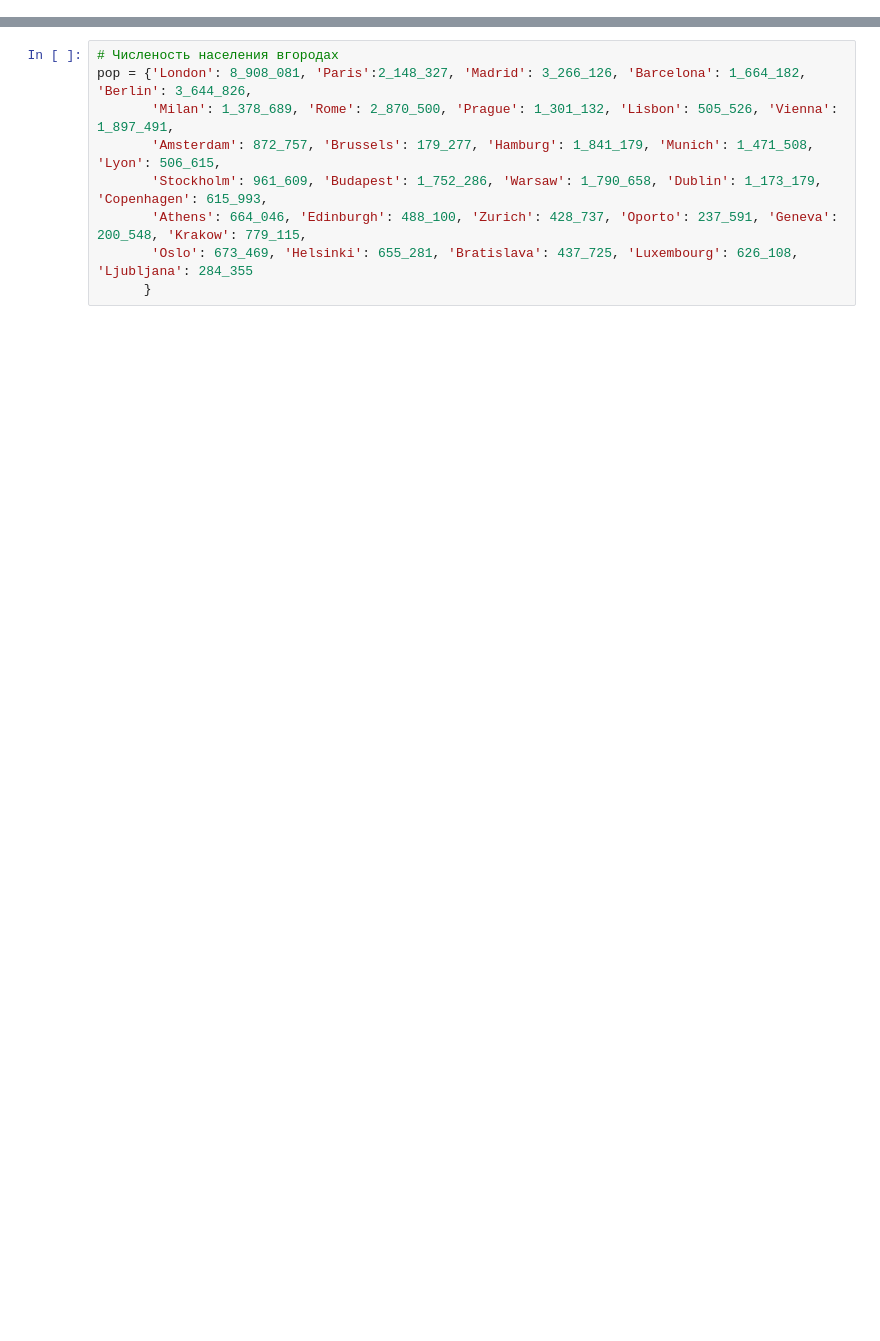
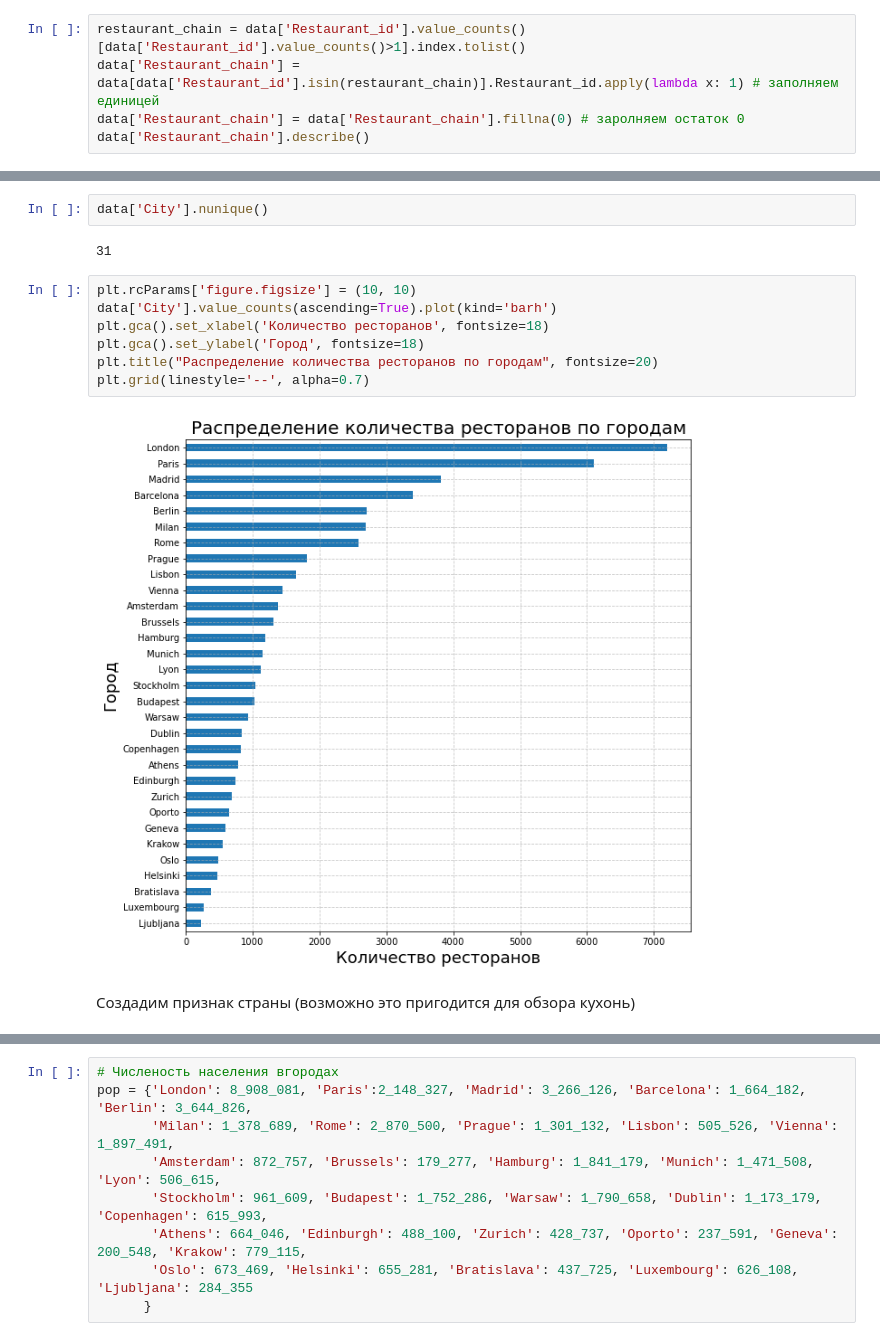
Before and after one commit to BasilPDS/CoursSF_L, a Jupyter notebook: module_3/module_3.ipynb, the cells around one changed output, grey strips where cells are left out. Drawn from its saved outputs; the diff is of its cells as text; blank space fills up the shorter version.

```diff
--- a/module_3/module_3.ipynb
+++ b/module_3/module_3.ipynb
@@ -267,0 +363,5 @@ Name: City, dtype: int64
+# %%
+restaurant_chain = data['Restaurant_id'].value_counts()[data['Restaurant_id'].value_counts()>1].index.tolist()
+data['Restaurant_chain'] = data[data['Restaurant_id'].isin(restaurant_chain)].Restaurant_id.apply(lambda x: 1) # заполняем единицей
+data['Restaurant_chain'] = data['Restaurant_chain'].fillna(0) # заролняем остаток 0
+data['Restaurant_chain'].describe()
@@ -267,0 +400,15 @@ Name: City, dtype: int64
+# %%
+data['City'].nunique()
+# %% [output]
+31
+# %%
+plt.rcParams['figure.figsize'] = (10, 10)
+data['City'].value_counts(ascending=True).plot(kind='barh')
+plt.gca().set_xlabel('Количество ресторанов', fontsize=18)
+plt.gca().set_ylabel('Город', fontsize=18)
+plt.title("Распределение количества ресторанов по городам", fontsize=20)
+plt.grid(linestyle='--', alpha=0.7)
+# %% [output]
+[figure, added]
+# %% [markdown]
+Создадим признак страны (возможно это пригодится для обзора кухонь)
```
Also changed, not shown: parts of 223 cells of this notebook, 2 other files.
